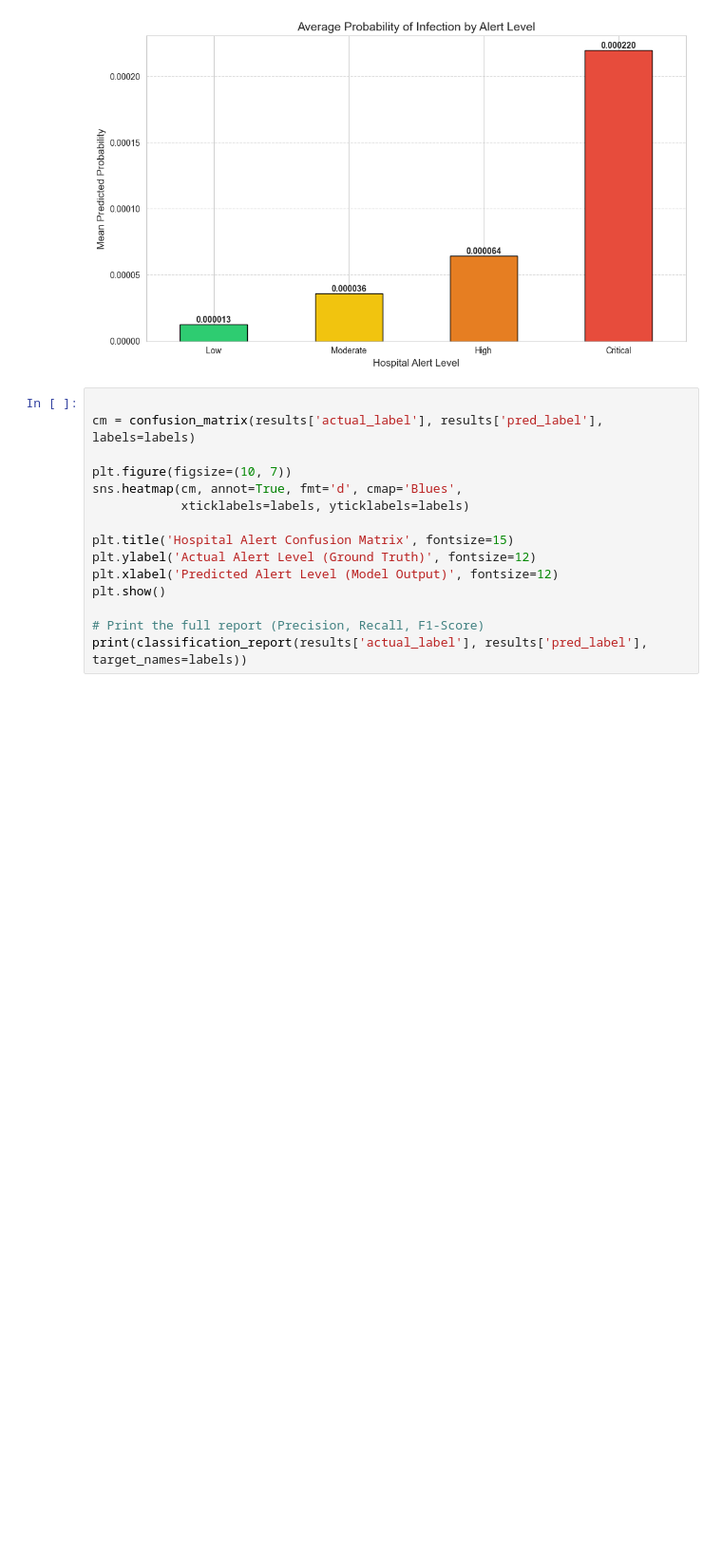
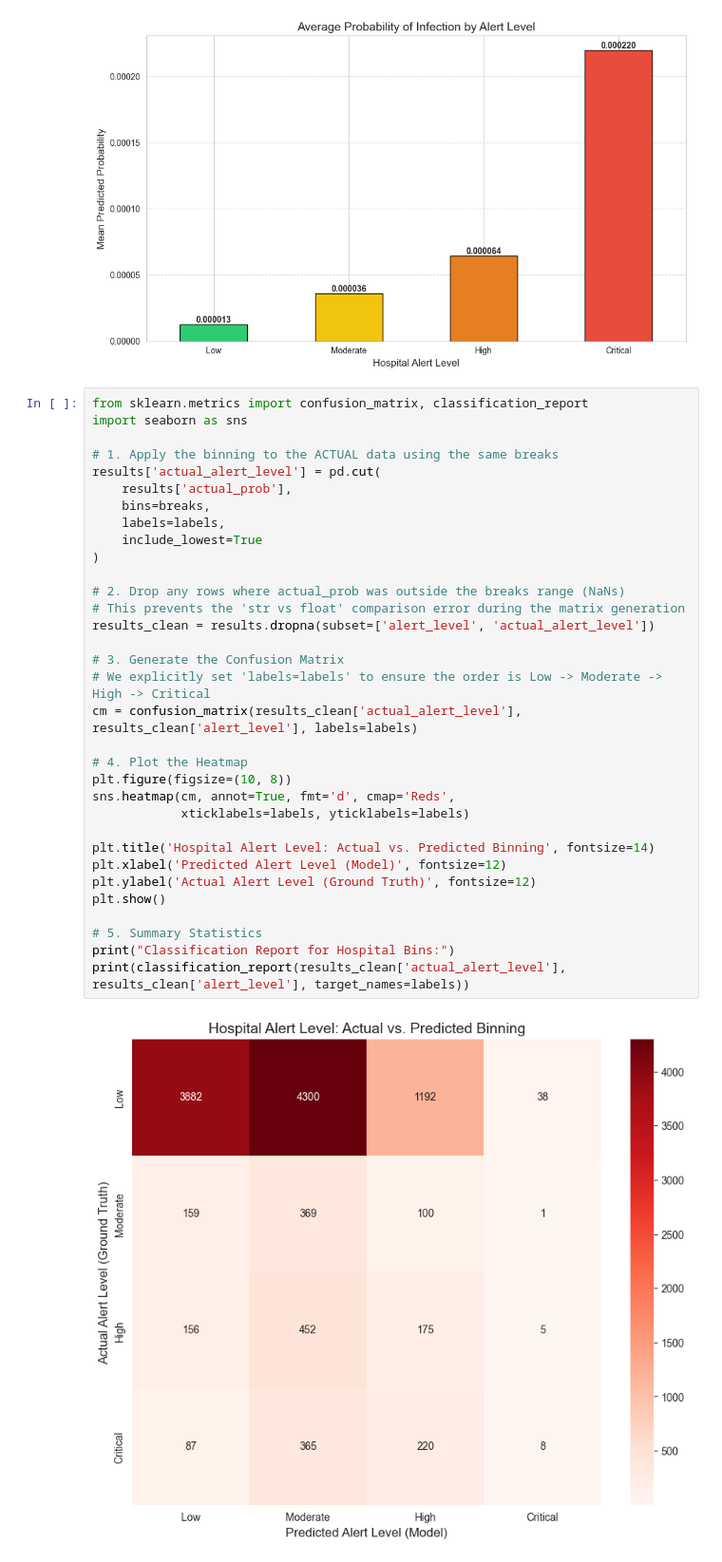
Before and after one commit to gabrielolafs/ds3010-final, a Jupyter notebook: Modeling.ipynb, the cells around one changed output. Shown at 95% size. Drawn from its saved outputs; the diff is of its cells as text; blank space fills up the shorter version.

Commit message:
Model Using All of Data

```diff
--- a/Modeling.ipynb
+++ b/Modeling.ipynb
@@ -142,18 +142,37 @@ plt.show()
 # %% [output]
 [figure]
 # %%
+from sklearn.metrics import confusion_matrix, classification_report
+import seaborn as sns
 
-cm = confusion_matrix(results['actual_label'], results['pred_label'], labels=labels)
+# 1. Apply the binning to the ACTUAL data using the same breaks
+results['actual_alert_level'] = pd.cut(
+    results['actual_prob'],
+    bins=breaks,
+    labels=labels,
+    include_lowest=True
+)
 
-plt.figure(figsize=(10, 7))
-sns.heatmap(cm, annot=True, fmt='d', cmap='Blues',
+# 2. Drop any rows where actual_prob was outside the breaks range (NaNs)
+# This prevents the 'str vs float' comparison error during the matrix generation
+results_clean = results.dropna(subset=['alert_level', 'actual_alert_level'])
+
+# 3. Generate the Confusion Matrix
+# We explicitly set 'labels=labels' to ensure the order is Low -> Moderate -> High -> Critical
+cm = confusion_matrix(results_clean['actual_alert_level'], results_clean['alert_level'], labels=labels)
+
+# 4. Plot the Heatmap
+plt.figure(figsize=(10, 8))
+sns.heatmap(cm, annot=True, fmt='d', cmap='Reds',
             xticklabels=labels, yticklabels=labels)
 
-plt.title('Hospital Alert Confusion Matrix', fontsize=15)
+plt.title('Hospital Alert Level: Actual vs. Predicted Binning', fontsize=14)
+plt.xlabel('Predicted Alert Level (Model)', fontsize=12)
 plt.ylabel('Actual Alert Level (Ground Truth)', fontsize=12)
-plt.xlabel('Predicted Alert Level (Model Output)', fontsize=12)
 plt.show()
 
-# Print the full report (Precision, Recall, F1-Score)
-print(classification_report(results['actual_label'], results['pred_label'], target_names=labels))
+# 5. Summary Statistics
+print("Classification Report for Hospital Bins:")
+print(classification_report(results_clean['actual_alert_level'], results_clean['alert_level'], target_names=labels))
 # %% [output]
+[figure, added]
```
Also changed, not shown: parts of 1 cell of this notebook.
